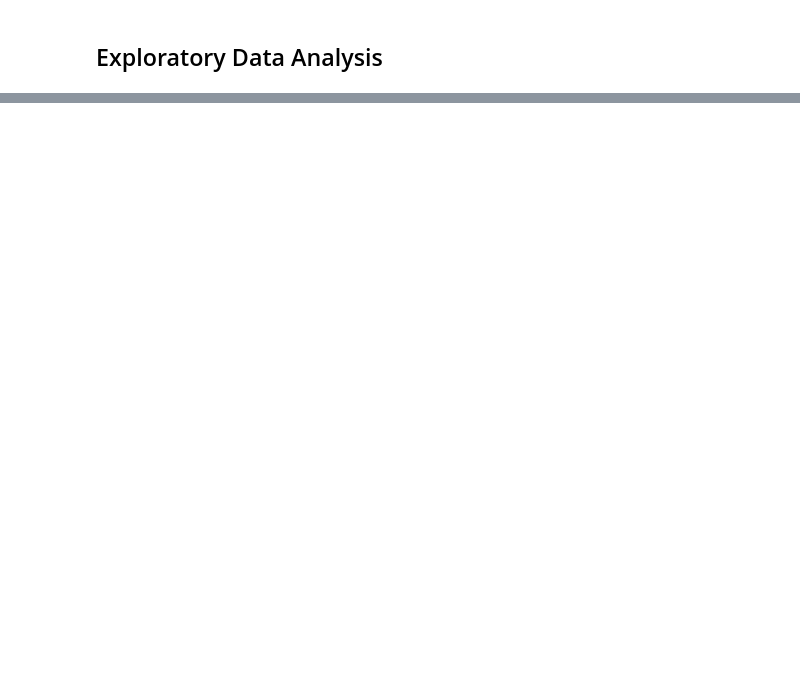
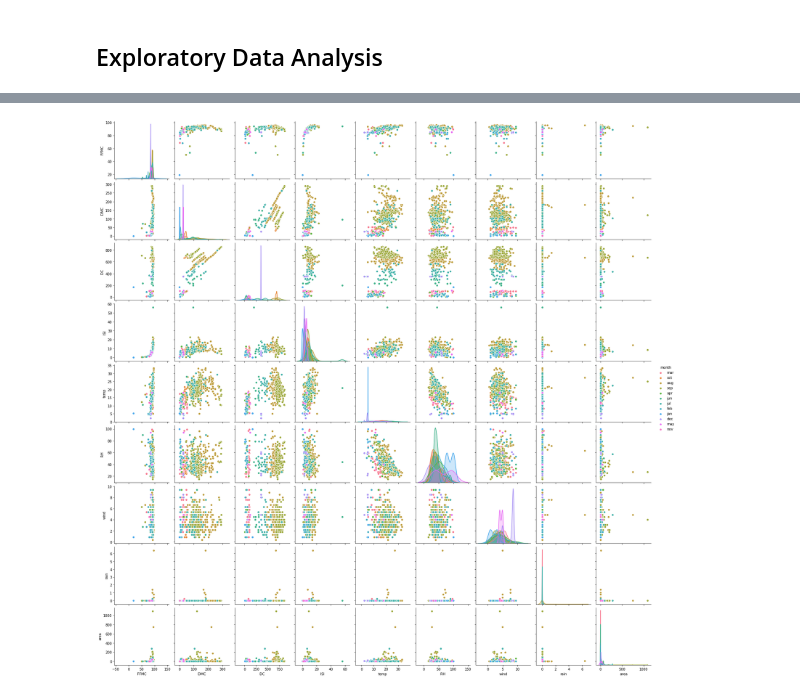
Before and after one commit to mas1/forest-fire-modeling, a Jupyter notebook: forest_fire_modeling.ipynb, the cells around one changed output, grey strips where cells are left out. Saved outputs shown, nothing was run; the diff lists cells and outputs as text; code cells hidden in the pictures; blank space fills up the shorter version.

```diff
--- a/forest_fire_modeling.ipynb
+++ b/forest_fire_modeling.ipynb
@@ -10,15 +10,3 @@ To supplement this technology, We will build an automated system that can be fed
 The [dataset](https://archive.ics.uci.edu/ml/datasets/Forest+Fires) we are using contains meteorological data from a region in northeast Portugal. The selection of this data is merely for simplicity - it has already been collected and distributed for free by UCI's machine learning repository. However with our insights from this model we believe we can make a similiar model applicable to another region, such as Northern California, Oregon, or Washington.
 # %% [markdown]
 ## Imports
-# %%
-%matplotlib inline
-import math
-import pandas as pd
-import numpy as np
-from scipy import stats
-import matplotlib.pyplot as plt
-import seaborn as sns
-sns.set()
-
-# Read in our data
-fires_df = pd.read_csv('forestfires.csv')
@@ -26,0 +13,28 @@ FileNotFoundError: ignored
+# %%
+%matplotlib inline
+import math
+import pandas as pd
+import numpy as np
+from scipy import stats
+from scipy.stats import boxcox
+from scipy.special import boxcox1p
+import matplotlib.pyplot as plt
+import seaborn as sns
+from sklearn.pipeline import Pipeline
+from sklearn.compose import ColumnTransformer
+from sklearn.model_selection import train_test_split, GridSearchCV
+from sklearn.model_selection import cross_val_score
+from sklearn.preprocessing import StandardScaler, OneHotEncoder
+from sklearn import neighbors
+from sklearn import ensemble
+from sklearn.neighbors import KNeighborsClassifier
+from sklearn.ensemble import RandomForestClassifier
+from xgboost import XGBClassifier
+from sklearn.metrics import classification_report, confusion_matrix
+import statsmodels.api as sm
+
+# Read in our data
+fires_df = pd.read_csv('https://raw.githubusercontent.com/mas1/forest-fire-modeling/master/forestfires.csv')
+
+import warnings
+warnings.filterwarnings("ignore")
@@ -28,0 +70,7 @@ FileNotFoundError: ignored
+# %%
+fires_df.drop(columns=['X', 'Y', 'day'], inplace=True)
+fires_df2 = fires_df.copy()
+# %%
+pairplot = sns.pairplot(fires_df2, hue='month')
+# %% [output]
+[figure, added]
```
Also changed, not shown: parts of 47 cells of this notebook, 1 other file.
